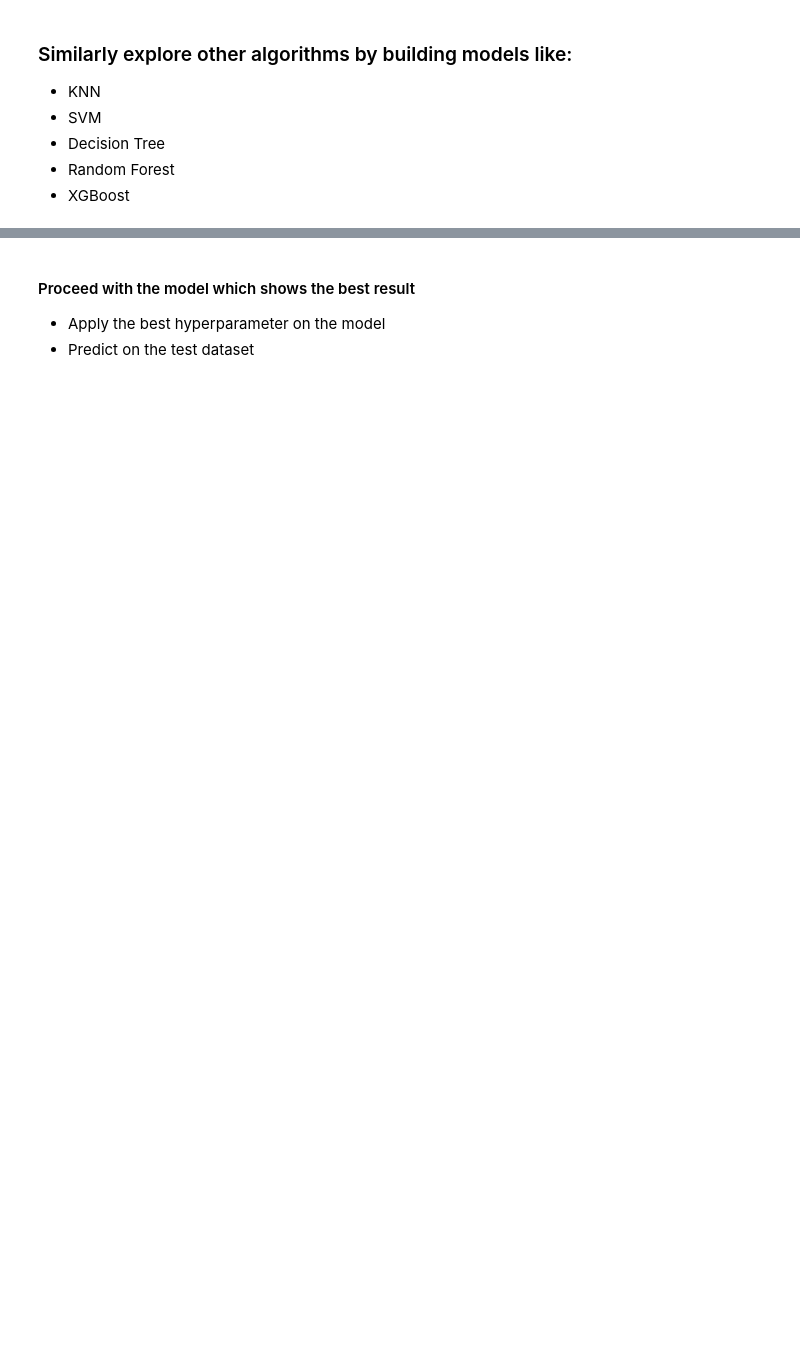
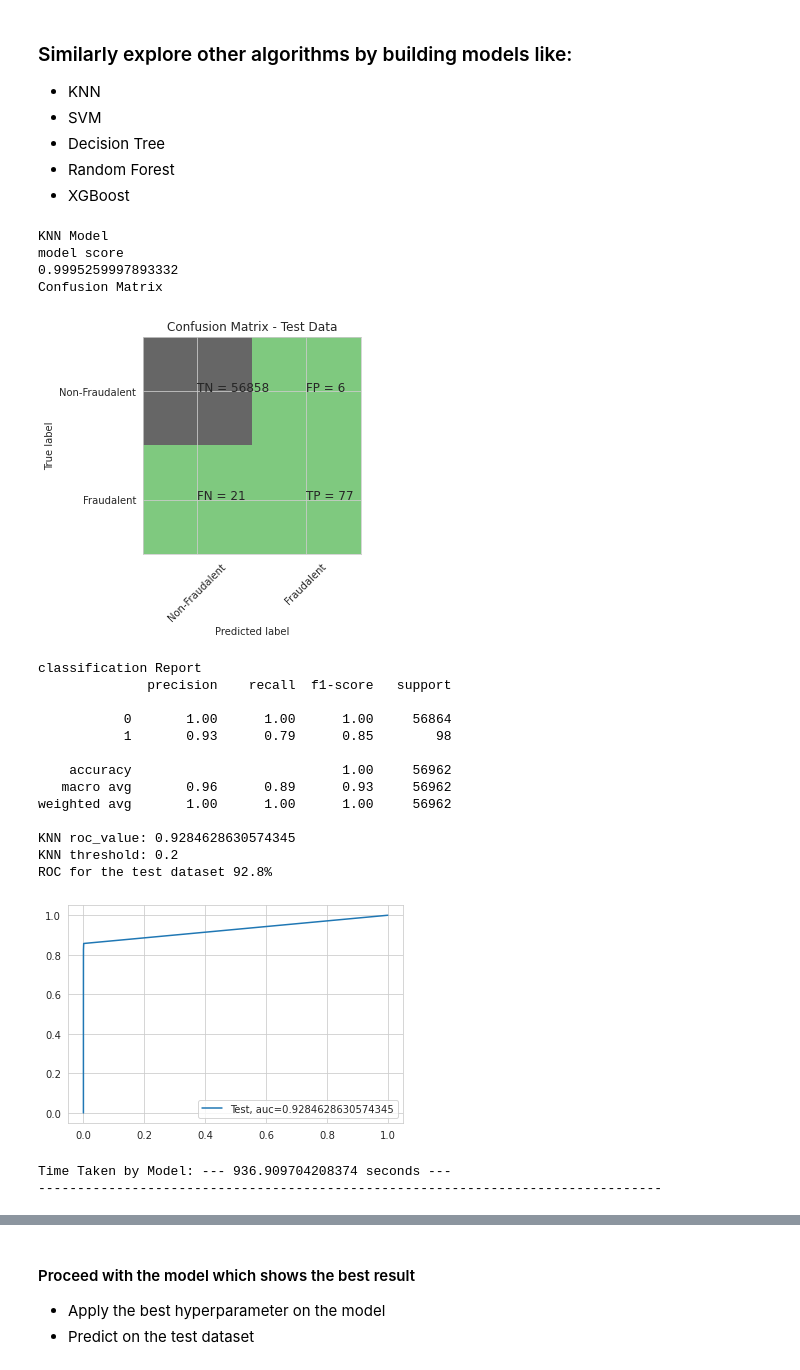
Before and after one commit to ps2420/credit-card-fraud-detection, a Jupyter notebook: Credit_card_fraud_detection_Starter_code.ipynb, the cells around one changed output, grey strips where cells are left out. Saved outputs shown, nothing was run; the diff lists cells and outputs as text; code cells hidden in the pictures; blank space fills up the shorter version.

```diff
--- a/Credit_card_fraud_detection_Starter_code.ipynb
+++ b/Credit_card_fraud_detection_Starter_code.ipynb
@@ -472,3 +852,32 @@ cv_num =   #--> list of values
 - Decision Tree
 - Random Forest
 - XGBoost
+# %%
+#Run KNN Model
+print("KNN Model")
+start_time = time.time()
+df_Results = buildAndRunKNNModels(df_Results,"Power Transformer",X_train_pt_df,y_train, X_test_pt_df, y_test)
+print("Time Taken by Model: --- %s seconds ---" % (time.time() - start_time))
+print('-'*80 )
+# %% [output]
+KNN Model
+model score
+0.9995259997893332
+Confusion Matrix
+[figure, added]
+classification Report
+              precision    recall  f1-score   support
+
+           0       1.00      1.00      1.00     56864
+           1       0.93      0.79      0.85        98
+
+    accuracy                           1.00     56962
+   macro avg       0.96      0.89      0.93     56962
+weighted avg       1.00      1.00      1.00     56962
+
+KNN roc_value: 0.9284628630574345
+KNN threshold: 0.2
+ROC for the test dataset 92.8%
+[figure, added]
+Time Taken by Model: --- 936.909704208374 seconds ---
+--------------------------------------------------------------------------------
```
Also changed, not shown: parts of 75 cells of this notebook.
